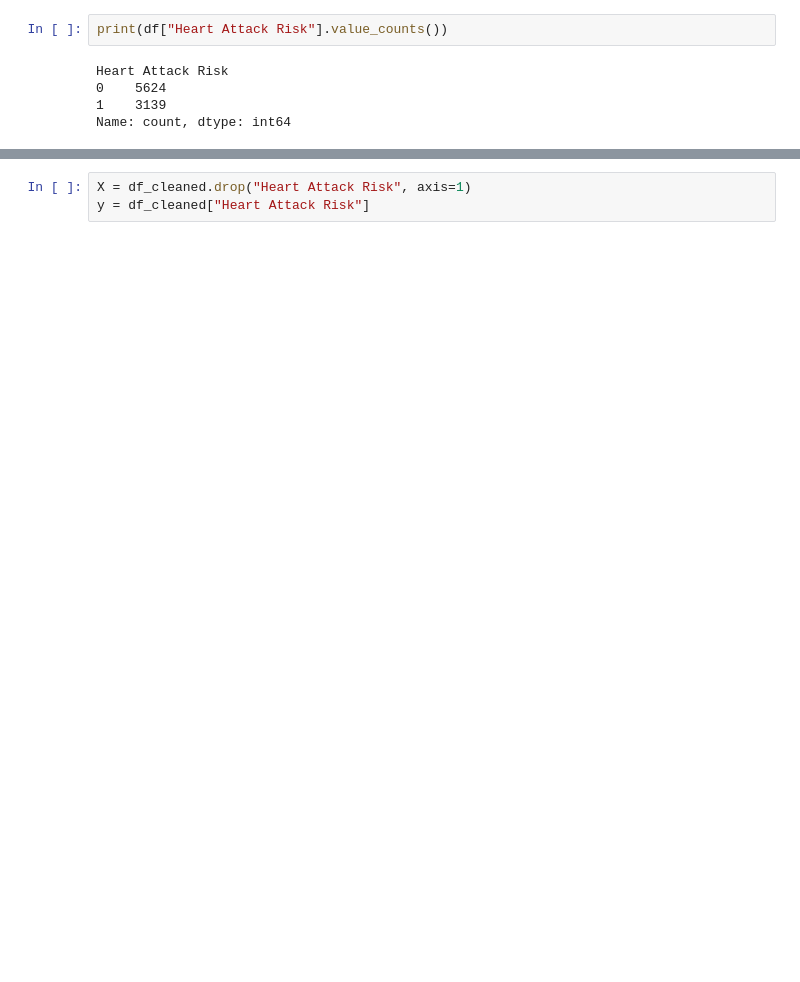
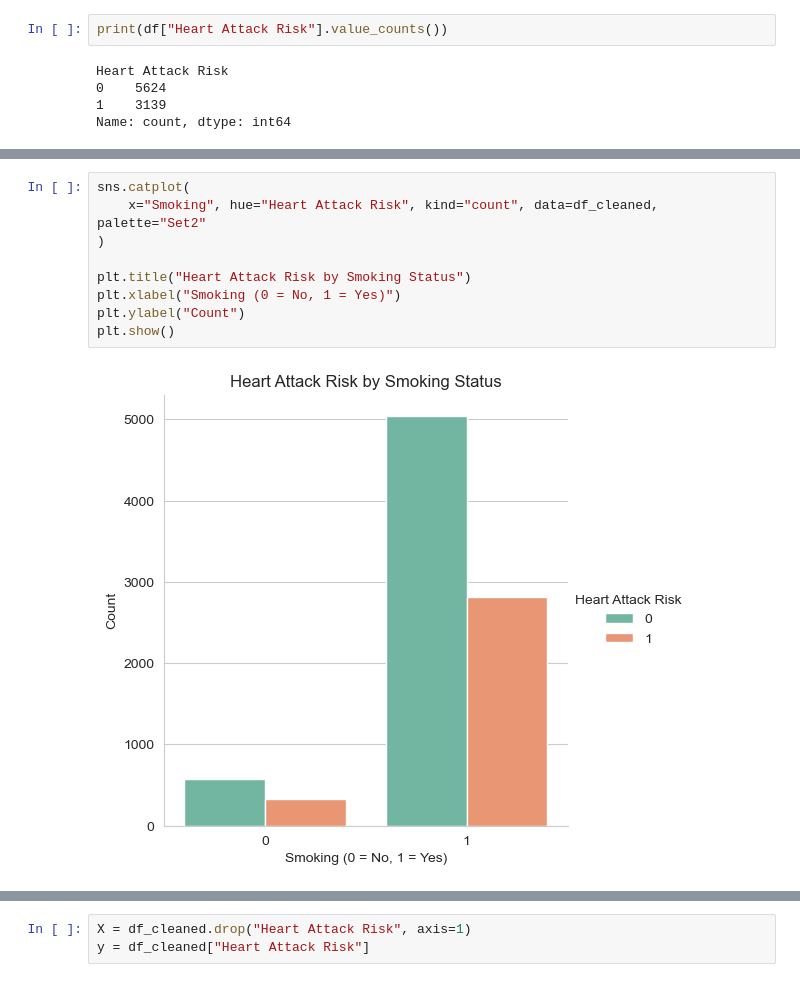
Before and after one commit to Luksh/AI-Level-6, a Jupyter notebook: Untitled2.ipynb, the cells around one changed output, grey strips where cells are left out. Cells and saved outputs as stored; diff of their text form; blank space fills up the shorter version.

```diff
--- a/Untitled2.ipynb
+++ b/Untitled2.ipynb
@@ -120,0 +170,11 @@ plt.show()
+# %%
+sns.catplot(
+    x="Smoking", hue="Heart Attack Risk", kind="count", data=df_cleaned, palette="Set2"
+)
+
+plt.title("Heart Attack Risk by Smoking Status")
+plt.xlabel("Smoking (0 = No, 1 = Yes)")
+plt.ylabel("Count")
+plt.show()
+# %% [output]
+[figure, added]
```
Also changed, not shown: parts of 23 cells of this notebook.
